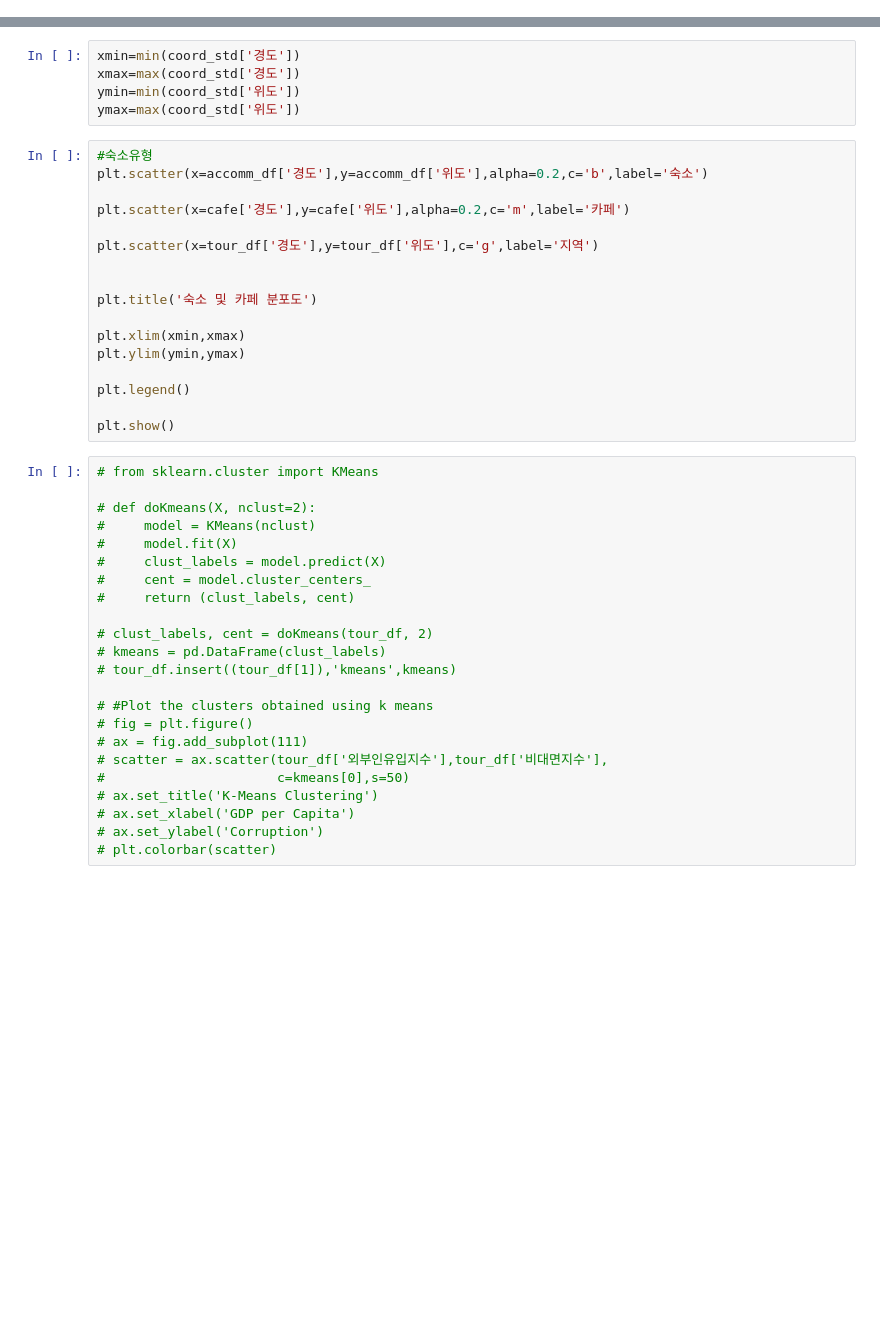
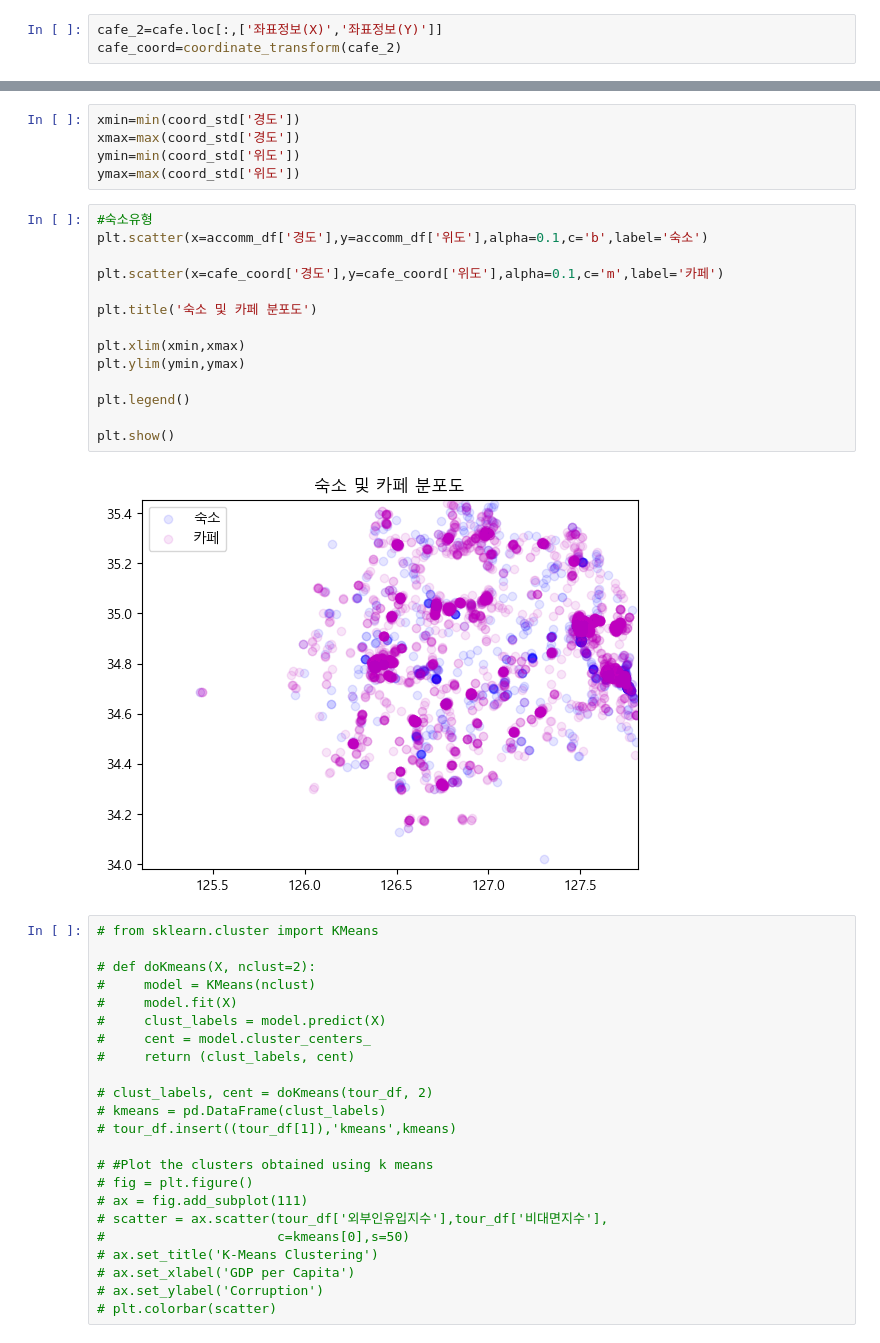
Before and after one commit to sheershay/ise-sr-project, a Jupyter notebook: clustering/clustering.ipynb, the cells around one changed output, grey strips where cells are left out. Drawn from its saved outputs; the diff is of its cells as text; blank space fills up the shorter version.

```diff
--- a/clustering/clustering.ipynb
+++ b/clustering/clustering.ipynb
@@ -105,6 +100,9 @@ print(cafe_n)
  진도군       83
  신안군       61
 Name: count, dtype: int64
+# %%
+cafe_2=cafe.loc[:,['좌표정보(X)','좌표정보(Y)']]
+cafe_coord=coordinate_transform(cafe_2)
 # %%
 accomm_num=accomm_df.dropna(axis=0)
 acco_n=accomm_num['개방자치단체코드'].value_counts() #지역별 숙소 개수
@@ -292,21 +366,20 @@ ymin=min(coord_std['위도'])
 ymax=max(coord_std['위도'])
 # %%
 #숙소유형
-plt.scatter(x=accomm_df['경도'],y=accomm_df['위도'],alpha=0.2,c='b',label='숙소')
+plt.scatter(x=accomm_df['경도'],y=accomm_df['위도'],alpha=0.1,c='b',label='숙소')
 
-plt.scatter(x=cafe['경도'],y=cafe['위도'],alpha=0.2,c='m',label='카페')
-
-plt.scatter(x=tour_df['경도'],y=tour_df['위도'],c='g',label='지역')
-
+plt.scatter(x=cafe_coord['경도'],y=cafe_coord['위도'],alpha=0.1,c='m',label='카페')
 
 plt.title('숙소 및 카페 분포도')
 
 plt.xlim(xmin,xmax)
 plt.ylim(ymin,ymax)
 
 plt.legend()
 
 plt.show()
+# %% [output]
+[figure, added]
 # %%
 # from sklearn.cluster import KMeans
 
```
Also changed, not shown: parts of 13 cells of this notebook.
